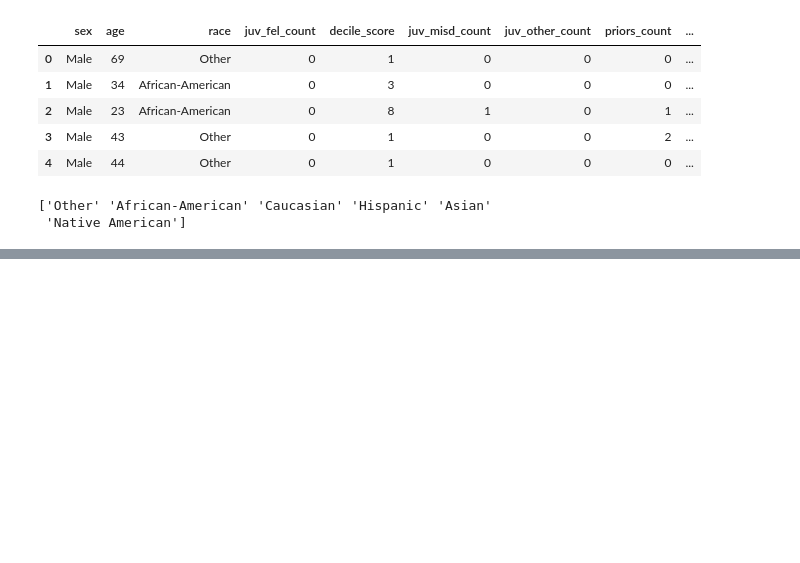
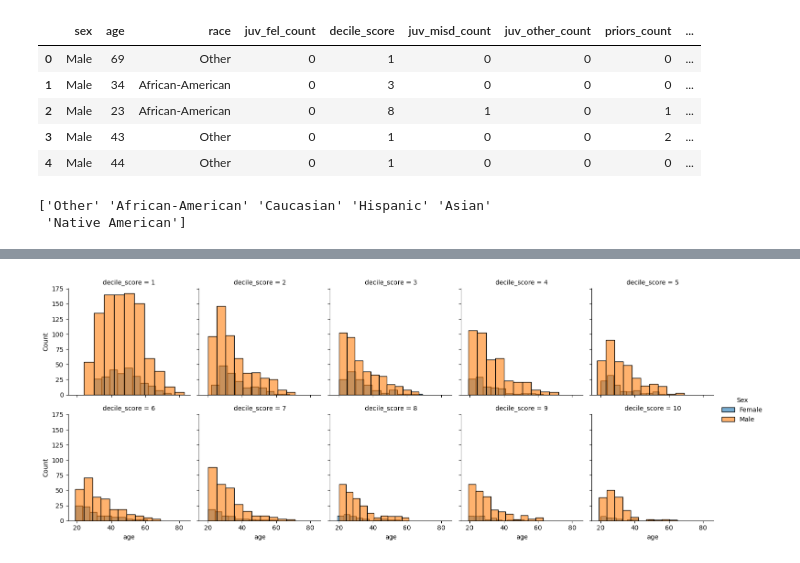
Before and after one commit to TimosEle23/XAI_project, a Jupyter notebook: true_analysis.ipynb, the cells around one changed output, grey strips where cells are left out. Saved outputs shown, nothing was run; the diff lists cells and outputs as text; code cells hidden in the pictures; blank space fills up the shorter version.

```diff
--- a/true_analysis.ipynb
+++ b/true_analysis.ipynb
@@ -72,0 +127,7 @@ ax = sns.heatmap(corr, annot=True)
+# %%
+g = sns.FacetGrid(df_selected_train, col="decile_score", hue="sex", col_wrap=5, height=3, sharex=True, sharey=True)
+g.map(sns.histplot, "age", bins=10, alpha=0.6)
+g.add_legend(title="Sex", labels=["Female", "Male"])
+plt.show()
+# %% [output]
+[figure, added]
```
Also changed, not shown: parts of 23 cells of this notebook.
